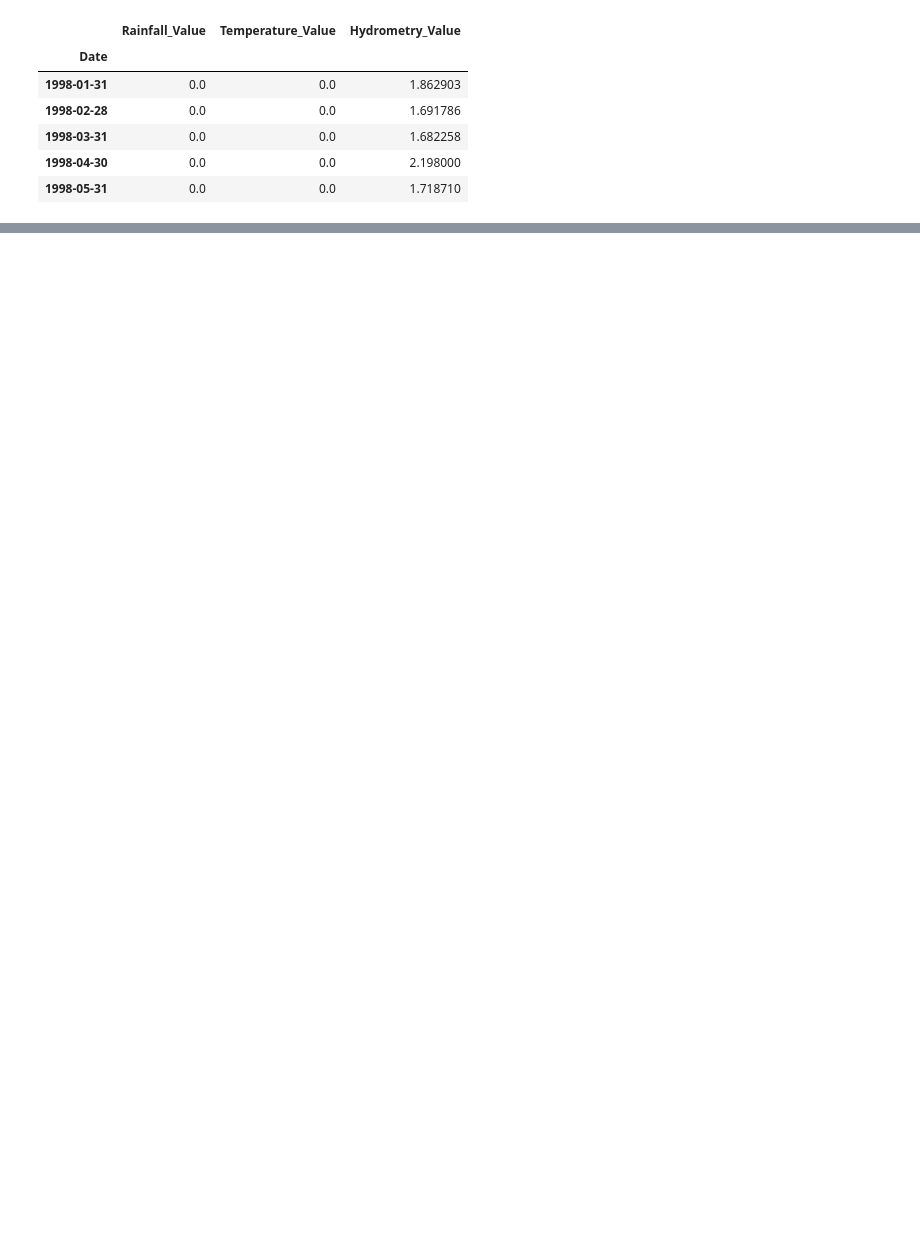
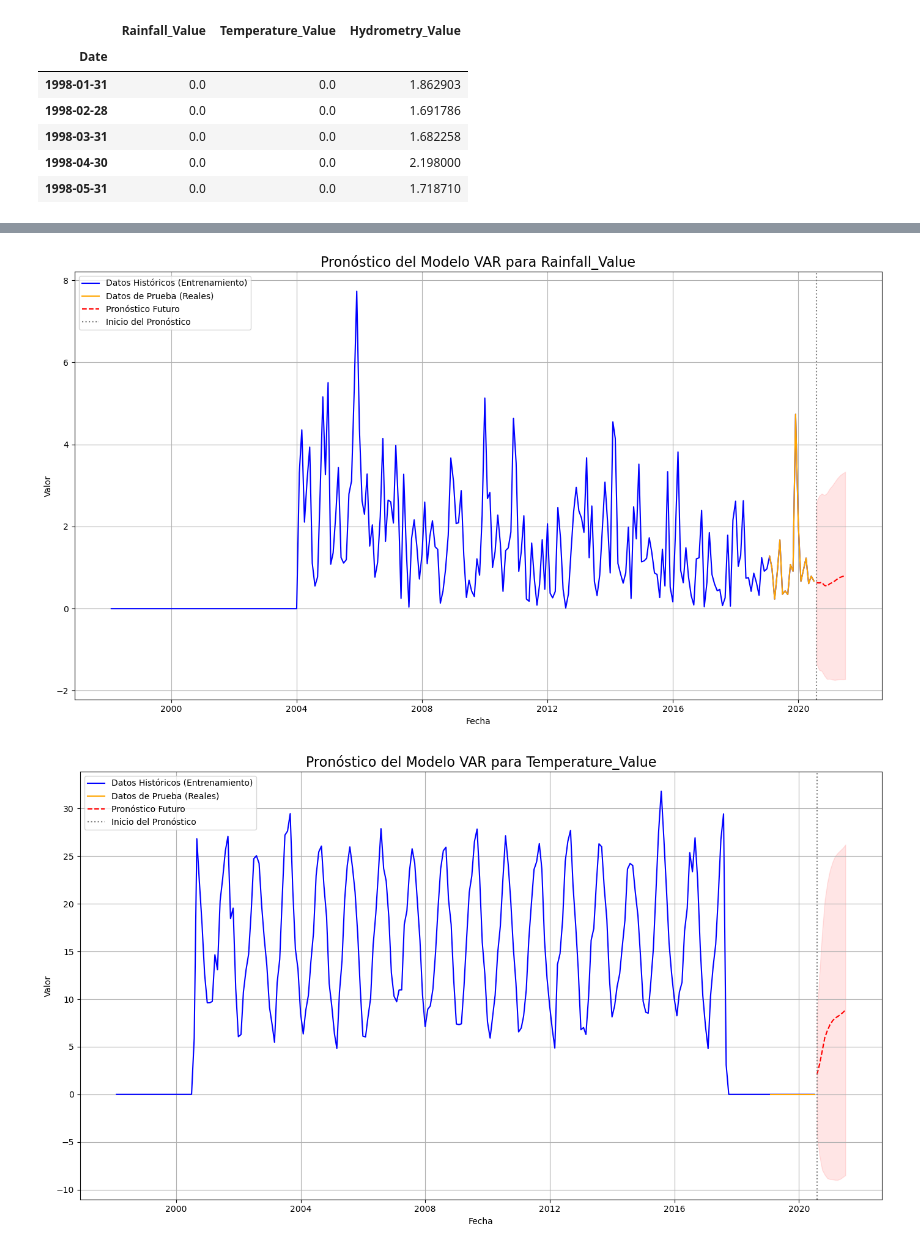
Before and after one commit to Bere333/Smart-Water-Analytics-BBRH, a Jupyter notebook: src/02_modeling_and_evaluation_river.ipynb, the cells around one changed output, grey strips where cells are left out. Cells and saved outputs as stored; diff of their text form; code cells hidden in the pictures; blank space fills up the shorter version.

Commit message:
added model with predictions

```diff
--- a/src/02_modeling_and_evaluation_river.ipynb
+++ b/src/02_modeling_and_evaluation_river.ipynb
@@ -404,0 +206,68 @@ Date
+# %%
+# import matplotlib.pyplot as plt
+# import seaborn as sns
+# import pandas as pd
+# from statsmodels.tsa.api import VAR
+# import numpy as np
+
+# Suponiendo que df ya está cargado y preprocesado
+# y que var_columns_all está definido
+var_columns_all = ['Rainfall_Value', 'Temperature_Value', 'Hydrometry_Value']
+df_plot = df[var_columns_all]
+
+# 1. Definir el conjunto de entrenamiento (usando todos los datos disponibles)
+train_df = df_plot.copy()
+# Número de pasos que quieres predecir en el futuro
+n_forecast = 12
+
+# 2. Entrenar el modelo VAR
+model = VAR(train_df)
+results = model.fit(maxlags=5, ic='aic')
+lag_order = results.k_ar
+
+# 3. Realizar el pronóstico (forecast) y calcular el intervalo de confianza
+input_data = train_df.values[-lag_order:]
+forecast_result = results.forecast_interval(y=input_data, steps=n_forecast, alpha=0.05)
+
+# 4. Desempaquetar los resultados del pronóstico
+# forecast_result devuelve una tupla con (pronóstico, límite inferior, límite superior)
+forecast_values = forecast_result[0]
+lower_bound = forecast_result[1]
+upper_bound = forecast_result[2]
+
+# 5. Crear DataFrames para la predicción futura y sus límites
+last_date = train_df.index[-1]
+future_dates = pd.date_range(start=last_date, periods=n_forecast + 1, freq=train_df.index.freq)[1:]
+
+forecast_df = pd.DataFrame(forecast_values, index=future_dates, columns=var_columns_all)
+lower_df = pd.DataFrame(lower_bound, index=future_dates, columns=var_columns_all)
+upper_df = pd.DataFrame(upper_bound, index=future_dates, columns=var_columns_all)
+
+# 6. Visualizar los resultados con el área sombreada
+for column in var_columns_all:
+    plt.figure(figsize=(14, 8))
+
+    # Graficar los datos históricos de entrenamiento
+    sns.lineplot(data=train_df[column], label='Datos Históricos (Entrenamiento)', color='blue')
+
+    # Graficar los datos reales del conjunto de prueba
+    sns.lineplot(data=test_df[column], label='Datos de Prueba (Reales)', color='orange')
+
+    # Graficar el pronóstico futuro
+    sns.lineplot(data=forecast_df[column], label='Pronóstico Futuro', color='red', linestyle='--')
+
+    # Sombrear el área del intervalo de confianza
+    plt.fill_between(forecast_df.index, lower_df[column], upper_df[column], color='red', alpha=0.1)
+
+    plt.axvline(x=forecast_df.index[0], color='gray', linestyle=':', label='Inicio del Pronóstico')
+
+    plt.title(f'Pronóstico del Modelo VAR para {column}', fontsize=16)
+    plt.xlabel('Fecha')
+    plt.ylabel('Valor')
+    plt.legend()
+    plt.grid(True)
+    plt.tight_layout()
+    plt.show()
+# %% [output]
+[figure, added]
+[figure, added]
```
Also changed, not shown: parts of 10 cells of this notebook.
